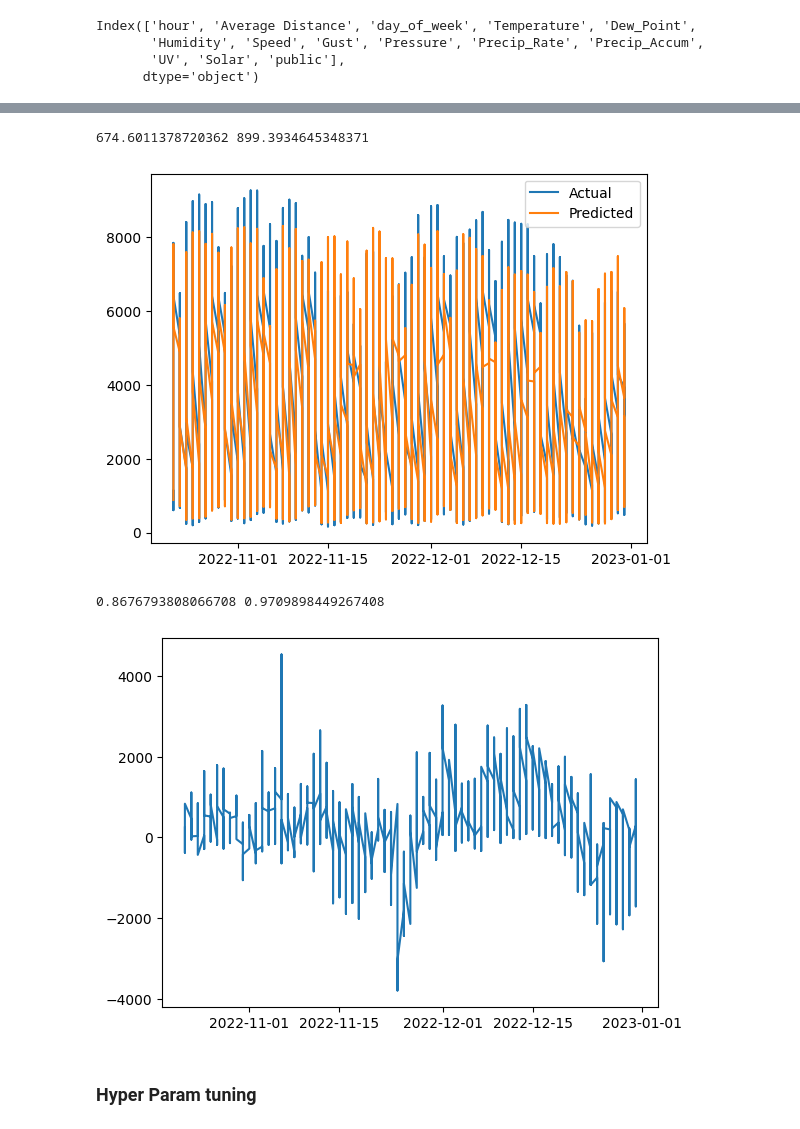
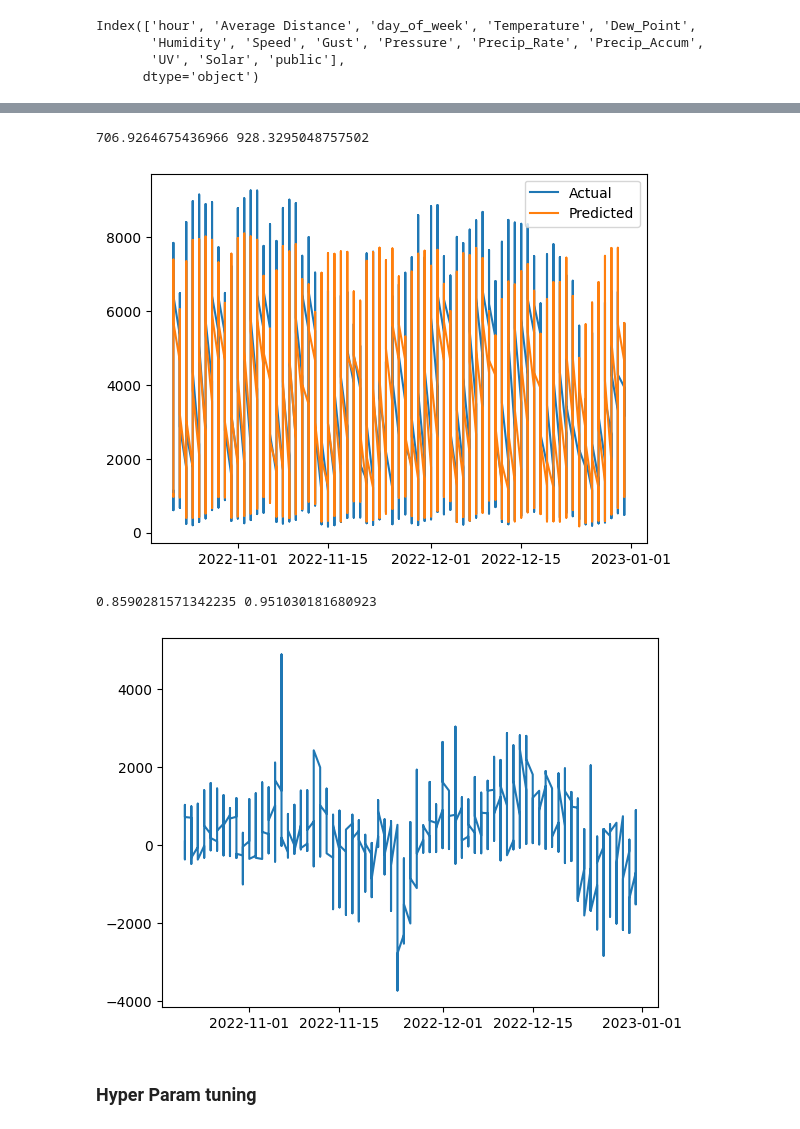
Before and after one commit to tbrewerDev-10/capstone, a Jupyter notebook: Matt_Workspace/2022_TWH_ML.ipynb, the cells around one changed output, grey strips where cells are left out. Saved outputs shown, nothing was run; the diff lists cells and outputs as text; code cells hidden in the pictures.

```diff
--- a/Matt_Workspace/2022_TWH_ML.ipynb
+++ b/Matt_Workspace/2022_TWH_ML.ipynb
@@ -5,11 +5,12 @@ import requests
 from bs4 import BeautifulSoup
 import pandas as pd
 import datetime
+import time
 
 
 #Selects the date range for the web scraping, currently set to 2022 full year
-start_date = datetime.datetime(2022, 1, 1)
-today_date = datetime.datetime(2022, 12, 31)
+start_date = datetime.datetime(2021, 1, 1)
+today_date = datetime.datetime(2021, 12, 31)
 # today_date = datetime.datetime.today()
 
 
@@ -123,11 +124,23 @@ params = {
     'key' : '734138b2-a9b0-4476-8dca-9edaf8116472'
 }
 
+params2 = {
+    'country':'US-NY',
+    'year':'2021',
+    'pretty': True,
+    'key' : '734138b2-a9b0-4476-8dca-9edaf8116472'
+}
 response = requests.get(url, params=params)
+response2= requests.get(url, params=params2)
 hols = response.json()
+hols2= response2.json()
 hols = hols['holidays']
+# hols2= hols2['holidays']
+print(hols2)
 
 dfh = pd.json_normalize(hols)
+dfh2 = pd.json_normalize(hols2)
+dfh = pd.concat(dfh2, dfh,ignore_index=True)
 
 display(dfh)
 # %% [output]
@@ -153,5 +155,6 @@ dfh['weekday.observed.numeric'] = dfh['weekday.observed.numeric'].map(lambda x:
 ## Reading in Taxi Data
 # %%
 #List of months to iterate through the files
+years = ['2021','2022']
 months = ['01', '02', '03', '04', '05', '06', '07', '08', '09', '10', '11','12']
 # %%
@@ -387,3 +406,6 @@ Index(['hour', 'Average Distance', 'day_of_week', 'Temperature', 'Dew_Point',
        'Humidity', 'Speed', 'Gust', 'Pressure', 'Precip_Rate', 'Precip_Accum',
        'UV', 'Solar', 'public'],
       dtype='object')
+# %%
+dfgwh.reset_index(inplace=True)
+dfgwh.set_index('date', inplace=True)
@@ -390,46 +422,48 @@ Index(['hour', 'Average Distance', 'day_of_week', 'Temperature', 'Dew_Point',
 # %%
-X = dfgwh.drop(['Amount of Trips', 'Total Fares', 'Total Passengers', 'Total Distance'], axis = 1)
+
+
+X = dfgwh.drop(['Amount of Trips','Average Distance', 'Total Fares', 'Total Passengers', 'Total Distance'], axis = 1)
 y = dfgwh['Amount of Trips']
 
 Xtrain, Xtest, ytrain, ytest = train_test_split(X,y, test_size=0.2, shuffle=False)
 
-xmodel = xgb.XGBRegressor(learning_rate = 0.05 )
+xmodel = xgb.XGBRegressor(learning_rate = 0.05, tree_method = 'hist', max_depth = 5, min_child_weight = 3 )
 
 # hpgrid = {
 #     'max_depth' : [3,5,7],
 #     'learning_rate' : [0.1, 0.01, 0.001],
 #     'n_estimators': [100,500,1000]
 # }
 
 # GridSearch = GridSearchCV(estimator = xmodel, param_grid = hpgrid, cv = 3, scoring = 'neg_mean_absolute_error')
 # GridSearch.fit(Xtrain, ytrain)
 
 # bestHP = GridSearch.best_params_
 # print(bestHP, bestScore)
 
 
 xmodel.fit(Xtrain, ytrain)
 
 preds = xmodel.predict(Xtest)
 
 mae = mean_absolute_error(ytest, preds)
 rmse = np.sqrt(mean_squared_error(ytest, preds))
 
 print(mae, rmse)
 
 plt.plot(Xtest.index, ytest, label = 'Actual')
 plt.plot(Xtest.index, preds, label = 'Predicted')
 plt.legend()
 plt.show()
 print(xmodel.score(Xtest, ytest), xmodel.score(Xtrain, ytrain))
 
 plt.plot(Xtest.index, ytest - preds)
 plt.show()
 # %% [output]
-674.6011378720362 899.3934645348371
+706.9264675436966 928.3295048757502
-[figure, old version]
+[figure, new version]
-0.8676793808066708 0.9709898449267408
+0.8590281571342235 0.951030181680923
-[figure, old version]
+[figure, new version]
 # %% [markdown]
 ### Hyper Param tuning
 # %%
```
Also changed, not shown: parts of 32 cells of this notebook, 3 other files.
